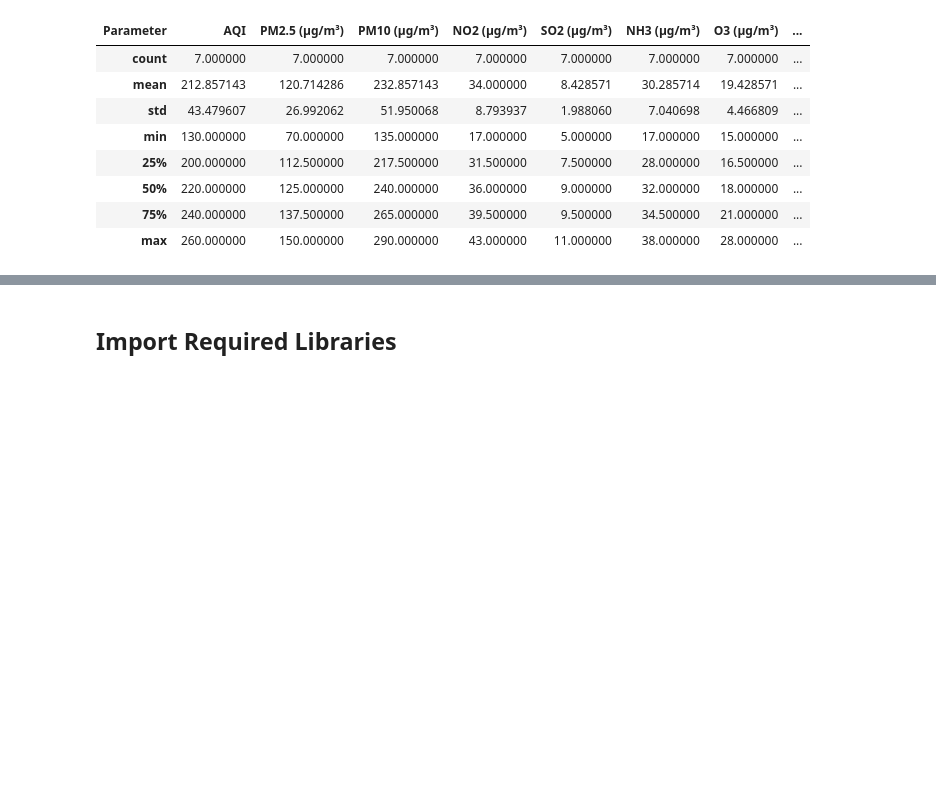
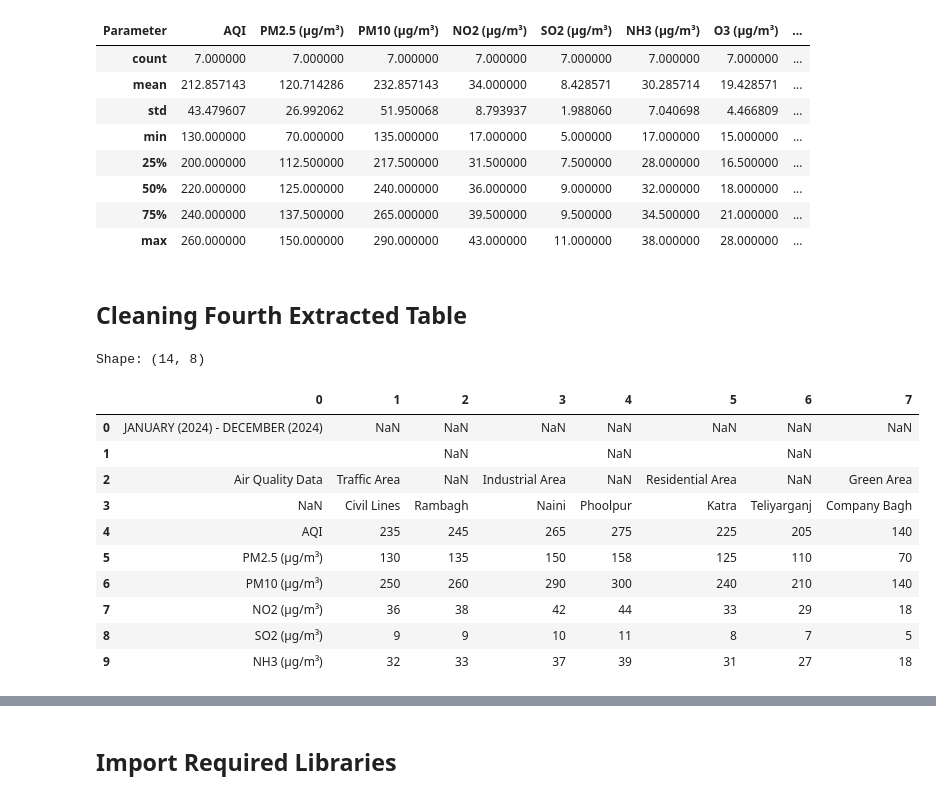
Before and after one commit to Anjalitiwari99/AQI_Prediction_System, a Jupyter notebook: notebooks/01_Data_Preprocessing.ipynb, the cells around one changed output, grey strips where cells are left out. Drawn from its saved outputs; the diff is of its cells as text; code cells hidden in the pictures; blank space fills up the shorter version.

Commit message:
Processed and cleaned fourth AQI table

```diff
--- a/notebooks/01_Data_Preprocessing.ipynb
+++ b/notebooks/01_Data_Preprocessing.ipynb
@@ -549,3 +549,24 @@ df3.describe()
 | 50% | 220.000000 | 125.000000 | 240.000000 | 36.000000 | 9.000000 | 32.000000 | 18.000000 | ... |
 | 75% | 240.000000 | 137.500000 | 265.000000 | 39.500000 | 9.500000 | 34.500000 | 21.000000 | ... |
 | max | 260.000000 | 150.000000 | 290.000000 | 43.000000 | 11.000000 | 38.000000 | 28.000000 | ... |
+# %% [markdown]
+## Cleaning Fourth Extracted Table
+# %%
+df4 = pd.DataFrame(all_tables[3])
+
+print("Shape:", df4.shape)
+
+df4.head(10)
+# %% [output]
+Shape: (14, 8)
+|  | 0 | 1 | 2 | 3 | 4 | 5 | 6 | 7 |
+| 0 | JANUARY (2024) - DECEMBER (2024) | NaN | NaN | NaN | NaN | NaN | NaN | NaN |
+| 1 |  |  | NaN |  | NaN |  | NaN |  |
+| 2 | Air Quality Data | Traffic Area | NaN | Industrial Area | NaN | Residential Area | NaN | Green Area |
+| 3 | NaN | Civil Lines | Rambagh | Naini | Phoolpur | Katra | Teliyarganj | Company Bagh |
+| 4 | AQI | 235 | 245 | 265 | 275 | 225 | 205 | 140 |
+| 5 | PM2.5 (µg/m³) | 130 | 135 | 150 | 158 | 125 | 110 | 70 |
+| 6 | PM10 (µg/m³) | 250 | 260 | 290 | 300 | 240 | 210 | 140 |
+| 7 | NO2 (µg/m³) | 36 | 38 | 42 | 44 | 33 | 29 | 18 |
+| 8 | SO2 (µg/m³) | 9 | 9 | 10 | 11 | 8 | 7 | 5 |
+| 9 | NH3 (µg/m³) | 32 | 33 | 37 | 39 | 31 | 27 | 18 |
```
Also changed, not shown: parts of 4 cells of this notebook.
